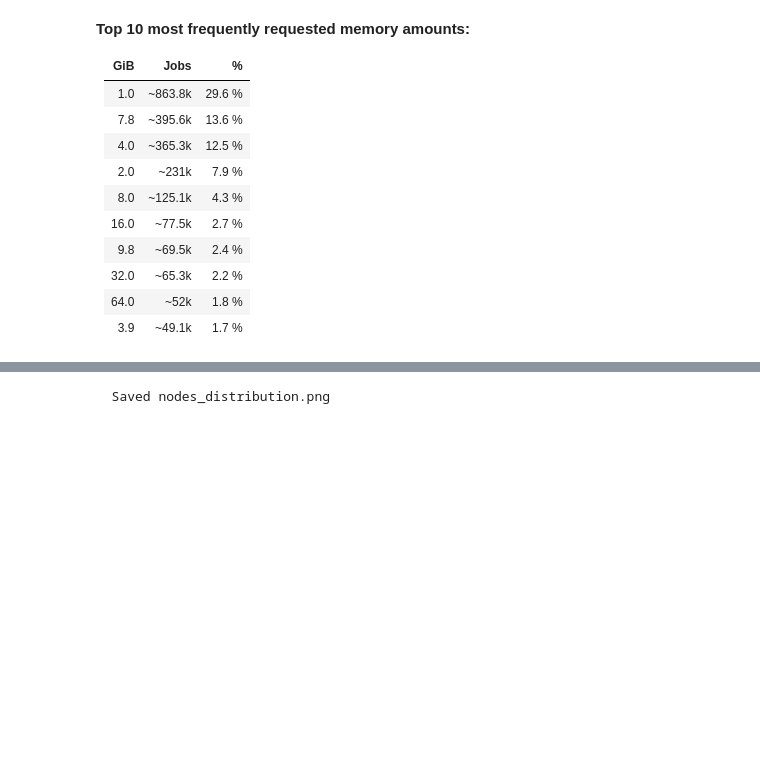
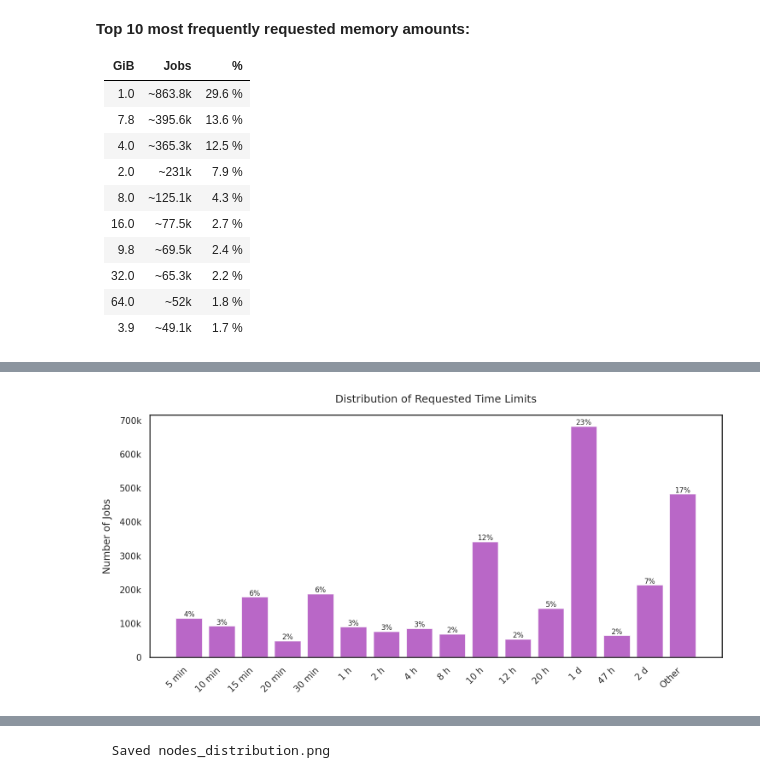
Before and after one commit to kcl-eresearch/hpc-data-analysis, a Jupyter notebook: notebooks/blog_2026-02_sustainability.ipynb, the cells around one changed output, grey strips where cells are left out. Drawn from its saved outputs; the diff is of its cells as text; code cells hidden in the pictures; blank space fills up the shorter version.

```diff
--- a/notebooks/blog_2026-02_sustainability.ipynb
+++ b/notebooks/blog_2026-02_sustainability.ipynb
@@ -695,3 +695,82 @@ display(Markdown(f'''
 | 32.0 | ~65.3k | 2.2 % |
 | 64.0 | ~52k | 1.8 % |
 | 3.9 | ~49.1k | 1.7 % |
+# %%
+time_req = df['timelimit_sec'].dropna()
+time_req_min = (time_req / 60).round(0)  # round to nearest minute to avoid artifacts
+
+def fmt_timelimit_min(minutes):
+    """Convert minutes to a readable label. Only use 'd' for exact multiples of 24 h."""
+    if minutes < 1:
+        return f'{minutes*60:.0f} s'
+    if minutes < 60:
+        return f'{minutes:.0f} min'
+    hrs = minutes / 60
+    if hrs < 24:
+        return f'{hrs:.0f} h' if hrs == int(hrs) else f'{hrs:.1f} h'
+    # Only use day format for exact multiples of 24 hours
+    if minutes % 1440 == 0:
+        d = int(minutes // 1440)
+        return f'{d} d'
+    # Otherwise show in hours
+    return f'{hrs:.0f} h' if hrs == int(hrs) else f'{hrs:.1f} h'
+
+# Each bar = exact count of jobs requesting that specific time limit
+counts = time_req_min.value_counts().sort_values(ascending=False)
+top_n = 15
+top = counts.head(top_n)
+other_count = counts.iloc[top_n:].sum() if len(counts) > top_n else 0
+
+# Sort by time limit value (ascending) for natural reading order
+top = top.reindex(sorted(top.index))
+
+labels = [fmt_timelimit_min(v) for v in top.index]
+values = top.values
+if other_count > 0:
+    labels.append('Other')
+    values = np.append(values, other_count)
+
+total = len(time_req_min)
+fig, ax = plt.subplots(figsize=(10, 5))
+bars = ax.bar(range(len(labels)), values, color='#9C27B0', alpha=0.7, edgecolor='white')
+ax.set_xticks(range(len(labels)))
+ax.set_xticklabels(labels, rotation=45, ha='right')
+
+# Linear y-axis with readable formatting
+ax.yaxis.set_major_formatter(mticker.FuncFormatter(
+    lambda x, _: f'{x/1e6:.1f}M' if x >= 1e6 else
+                 f'{x/1e3:.0f}k' if x >= 1e3 else f'{x:.0f}'))
+
+ax.set_ylabel('Number of Jobs')
+ax.set_title('Distribution of Requested Time Limits')
+
+# Annotate bars with percentages only
+for bar, v in zip(bars, values):
+    pct = v / total * 100
+    ax.text(bar.get_x() + bar.get_width() / 2, bar.get_height(),
+            f'{pct:.0f}%', ha='center', va='bottom', fontsize=8)
+
+plt.tight_layout()
+savefig('time_requested_distribution.png')
+plt.show()
+
+time_req_hrs = time_req / 3600
+display(Markdown(f'''
+*Each bar shows the exact count of jobs requesting that specific time limit.
+Based on all {approx(len(time_req))} efficiency jobs.*
+
+| Stat | Value |
+|------|-------|
+| Median | {fmt_timelimit_min(time_req_min.median())} |
+| Mean | {fmt_timelimit_min(time_req_min.mean())} |
+| 95th percentile | {fmt_timelimit_min(time_req_min.quantile(0.95))} |
+| Max | {fmt_timelimit_min(time_req_min.max())} |
+| % requesting ≤ 1 h | {(time_req_hrs <= 1).mean()*100:.1f} % |
+| % requesting ≤ 24 h | {(time_req_hrs <= 24).mean()*100:.1f} % |
+
+Over-requesting time does not block resources after a job finishes — the
+scheduler releases nodes immediately. However, requesting more time than
+needed **increases queue wait time**, because the scheduler must find a
+slot where nodes are free for the full requested duration.
+'''))
+# %% [output]
@@ -697,0 +778 @@ display(Markdown(f'''
+[figure, added]
```
Also changed, not shown: parts of 8 cells of this notebook, 16 other files.
